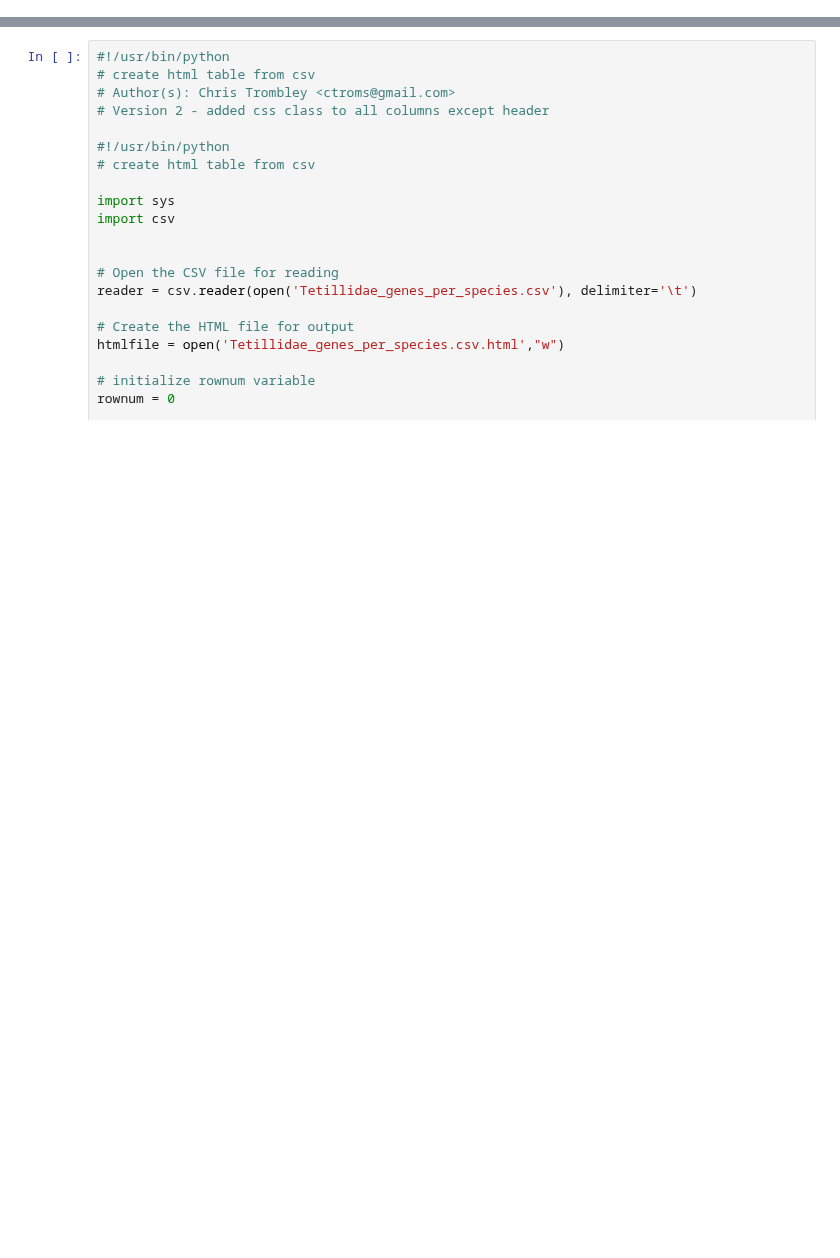
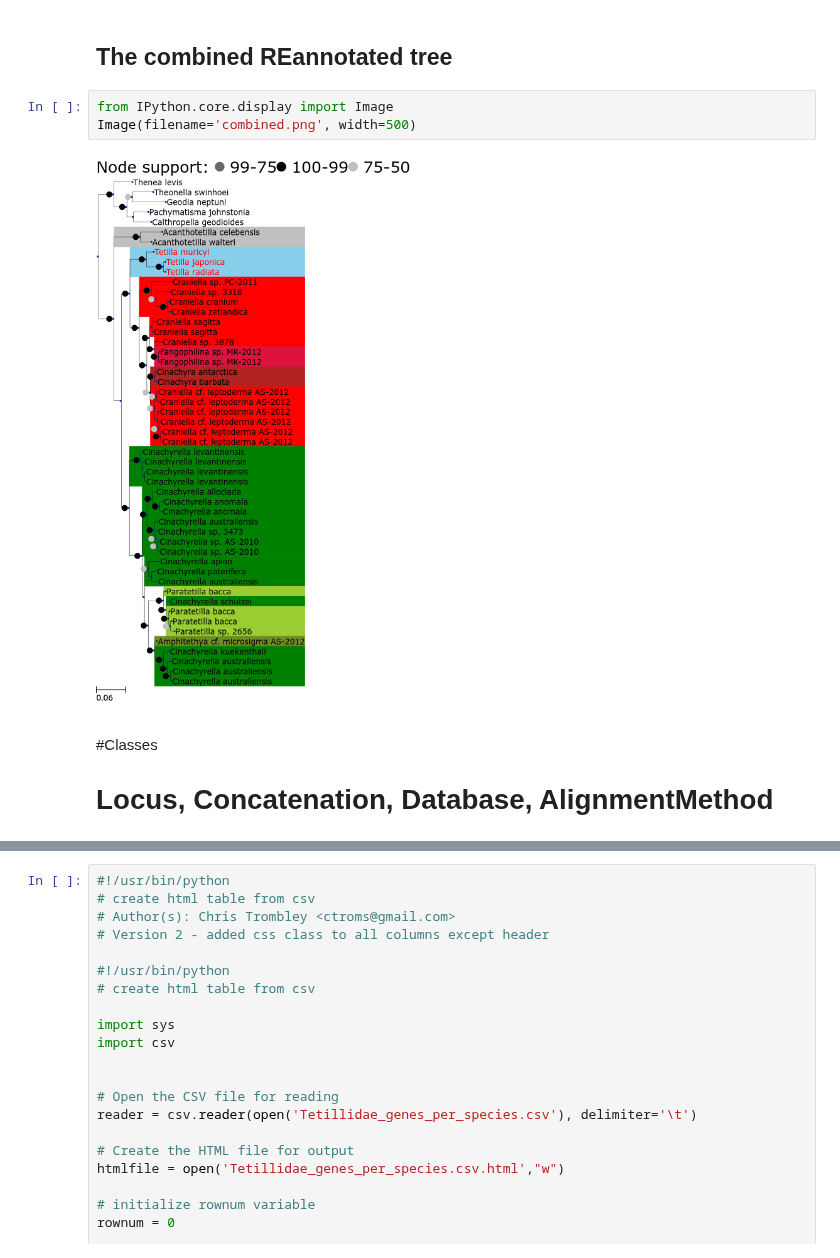
Before and after one commit to HullUni-bioinformatics/ReproPhylo, a Jupyter notebook: parse_embl_genbank.ipynb, the cells around one changed output, grey strips where cells are left out. Drawn from its saved outputs; the diff is of its cells as text; blank space fills up the shorter version.

Commit message:
The AlignmentMethod object

```diff
--- a/parse_embl_genbank.ipynb
+++ b/parse_embl_genbank.ipynb
@@ -610,0 +444,11 @@ Test passed.
+# %% [markdown]
+## The combined REannotated tree
+# %%
+from IPython.core.display import Image
+Image(filename='combined.png', width=500)
+# %% [output]
+[figure, added]
+# %% [markdown]
+#Classes
+
+# Locus, Concatenation, Database, AlignmentMethod
```
Also changed, not shown: parts of 44 cells of this notebook, 4 other files.
